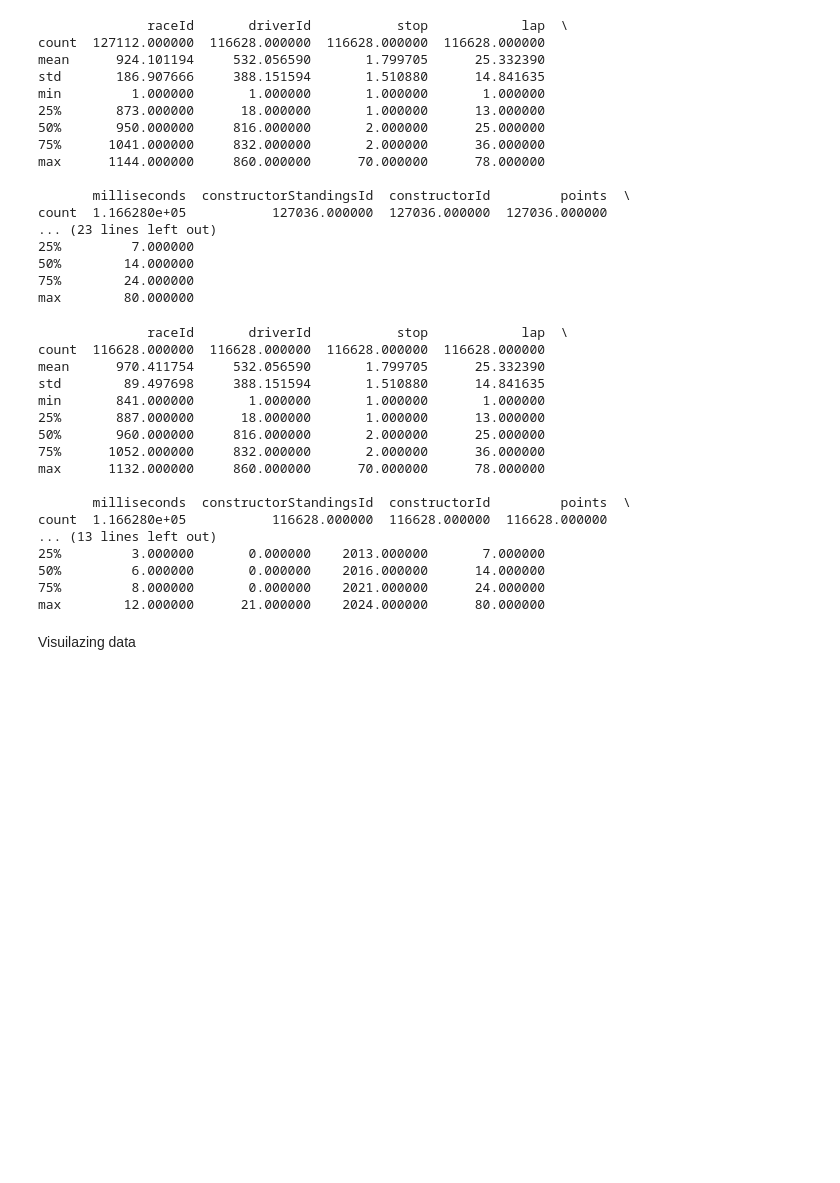
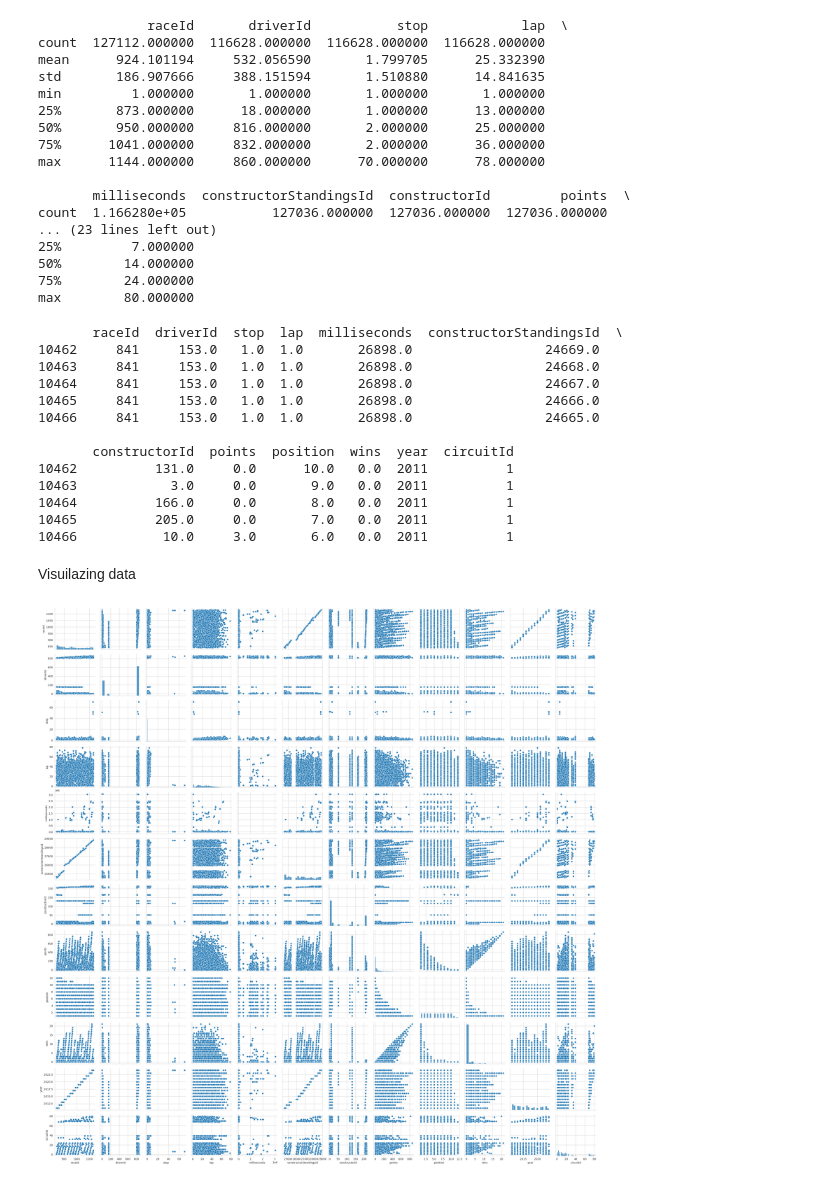
Before and after one commit to aroraomansh/F1-Prediction, a Jupyter notebook: EDA_PitStopStrategy.ipynb, the cells around one changed output. Cells and saved outputs as stored; diff of their text form; code cells hidden in the pictures; blank space fills up the shorter version.

Commit message:
Added embedded layers +EDA plots

```diff
--- a/EDA_PitStopStrategy.ipynb
+++ b/EDA_PitStopStrategy.ipynb
@@ -60,7 +60,7 @@ max        80.000000
 # rows_with_nan = merged_CS_PT_RC[merged_CS_PT_RC.isna().any(axis=1)]
 # print(rows_with_nan)
 
-df_cleaned=merged_CS_PT_RC.drop(columns=["round","date","time_y","url","fp1_date","fp1_time","fp3_time","quali_date","fp2_date","fp2_time","fp3_date","quali_time","sprint_date","sprint_time"])
+df_cleaned=merged_CS_PT_RC.drop(columns=['duration',"round","date","time_y","url","fp1_date","fp1_time","fp3_time","quali_date","fp2_date","fp2_time","fp3_date","quali_time","sprint_date","sprint_time"])
 # nan_count = merged_CS_PT_RC.isna().sum()
 # print(nan_count)
 
@@ -69,29 +69,27 @@ df_cleaned=merged_CS_PT_RC.drop(columns=["round","date","time_y","url","fp1_date
 
 # Print all rows containing NaN values
 df_cleaned.dropna(inplace=True)
-df_sampled=df_cleaned.sample(n=1000,random_state=42)
-
+df_sampled=df_cleaned.sample(n=10900,random_state=42)
+df_cleaned.drop(columns=['time_x','positionText','name'],inplace=True,axis=1)
 # print(df_cleaned.describe())
-print(df_cleaned.describe())
+print(df_cleaned.head())
 # %% [output]
-              raceId       driverId           stop            lap  \
-count  116628.000000  116628.000000  116628.000000  116628.000000
-mean      970.411754     532.056590       1.799705      25.332390
-std        89.497698     388.151594       1.510880      14.841635
-min       841.000000       1.000000       1.000000       1.000000
-25%       887.000000      18.000000       1.000000      13.000000
-50%       960.000000     816.000000       2.000000      25.000000
-75%      1052.000000     832.000000       2.000000      36.000000
-max      1132.000000     860.000000      70.000000      78.000000
+       raceId  driverId  stop  lap  milliseconds  constructorStandingsId  \
+10462     841     153.0   1.0  1.0       26898.0                 24669.0
+10463     841     153.0   1.0  1.0       26898.0                 24668.0
+10464     841     153.0   1.0  1.0       26898.0                 24667.0
+10465     841     153.0   1.0  1.0       26898.0                 24666.0
+10466     841     153.0   1.0  1.0       26898.0                 24665.0
 
-       milliseconds  constructorStandingsId  constructorId         points  \
-count  1.166280e+05           116628.000000  116628.000000  116628.000000
-... (13 lines left out)
-25%         3.000000       0.000000    2013.000000       7.000000
-50%         6.000000       0.000000    2016.000000      14.000000
-75%         8.000000       0.000000    2021.000000      24.000000
-max        12.000000      21.000000    2024.000000      80.000000
+       constructorId  points  position  wins  year  circuitId
+10462          131.0     0.0      10.0   0.0  2011          1
+10463            3.0     0.0       9.0   0.0  2011          1
+10464          166.0     0.0       8.0   0.0  2011          1
+10465          205.0     0.0       7.0   0.0  2011          1
+10466           10.0     3.0       6.0   0.0  2011          1
 # %% [markdown]
 Visuilazing data
 # %%
-# sns.pairplot(df_sampled)
+sns.pairplot(df_sampled);
+# %% [output]
+[figure, added]
```
Also changed, not shown: parts of 4 cells of this notebook, 1 other file.
